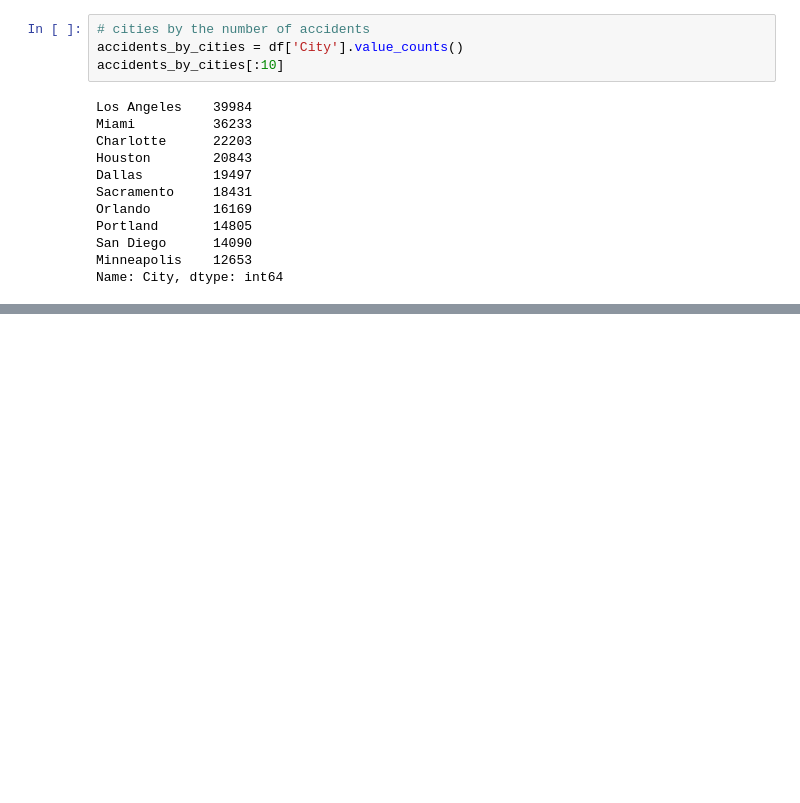
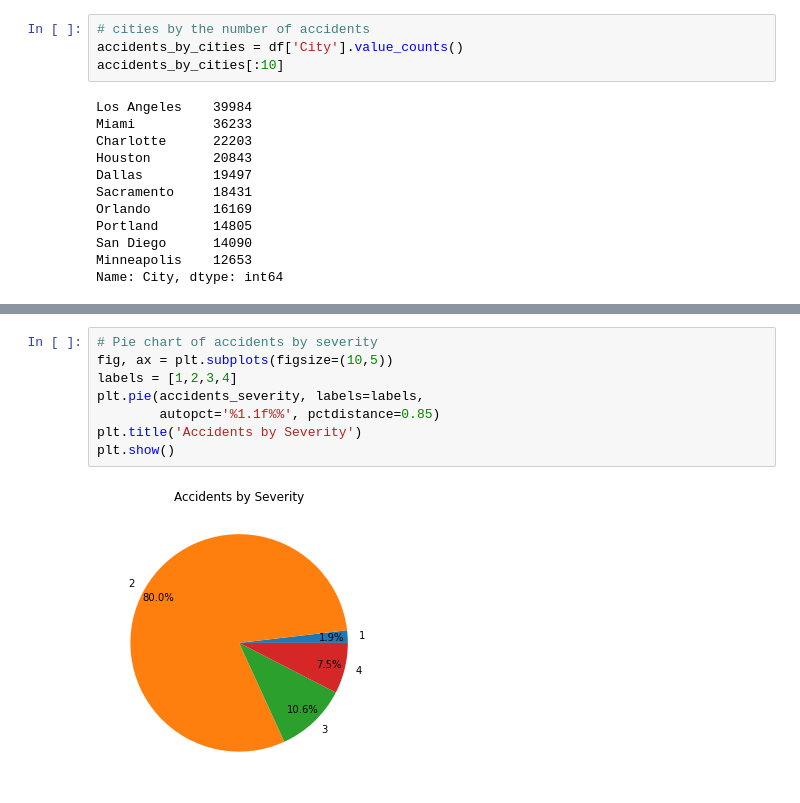
Before and after one commit to AlekseiPronin/FinalProject_DataAnalysis_US_Accidents, a Jupyter notebook: EDA.ipynb, the cells around one changed output, grey strips where cells are left out. Drawn from its saved outputs; the diff is of its cells as text; blank space fills up the shorter version.

```diff
--- a/EDA.ipynb
+++ b/EDA.ipynb
@@ -117,0 +151,10 @@ Name: City, dtype: int64
+# %%
+# Pie chart of accidents by severity
+fig, ax = plt.subplots(figsize=(10,5))
+labels = [1,2,3,4]
+plt.pie(accidents_severity, labels=labels,
+        autopct='%1.1f%%', pctdistance=0.85)
+plt.title('Accidents by Severity')
+plt.show()
+# %% [output]
+[figure, added]
```
Also changed, not shown: parts of 12 cells of this notebook.
